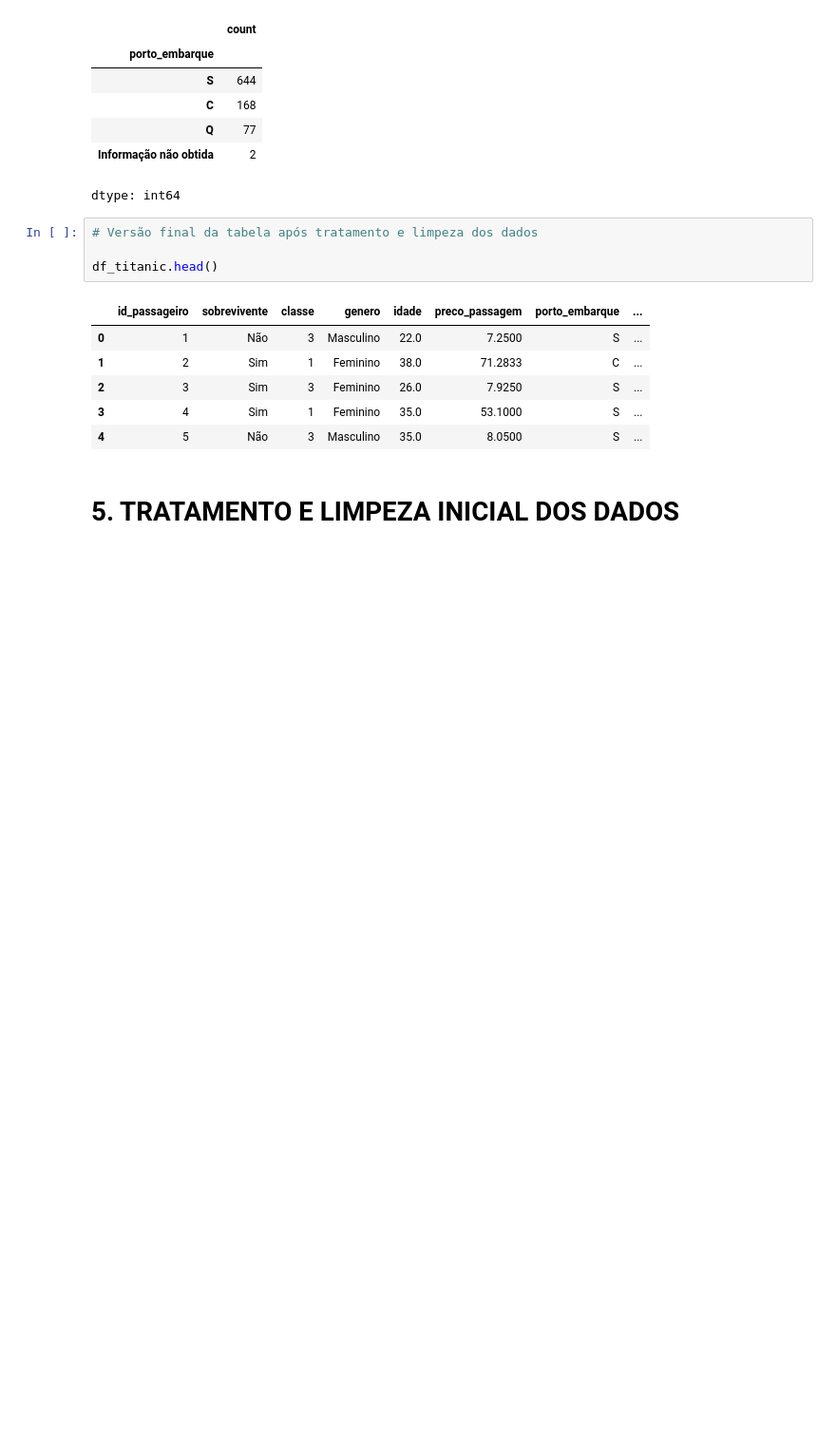
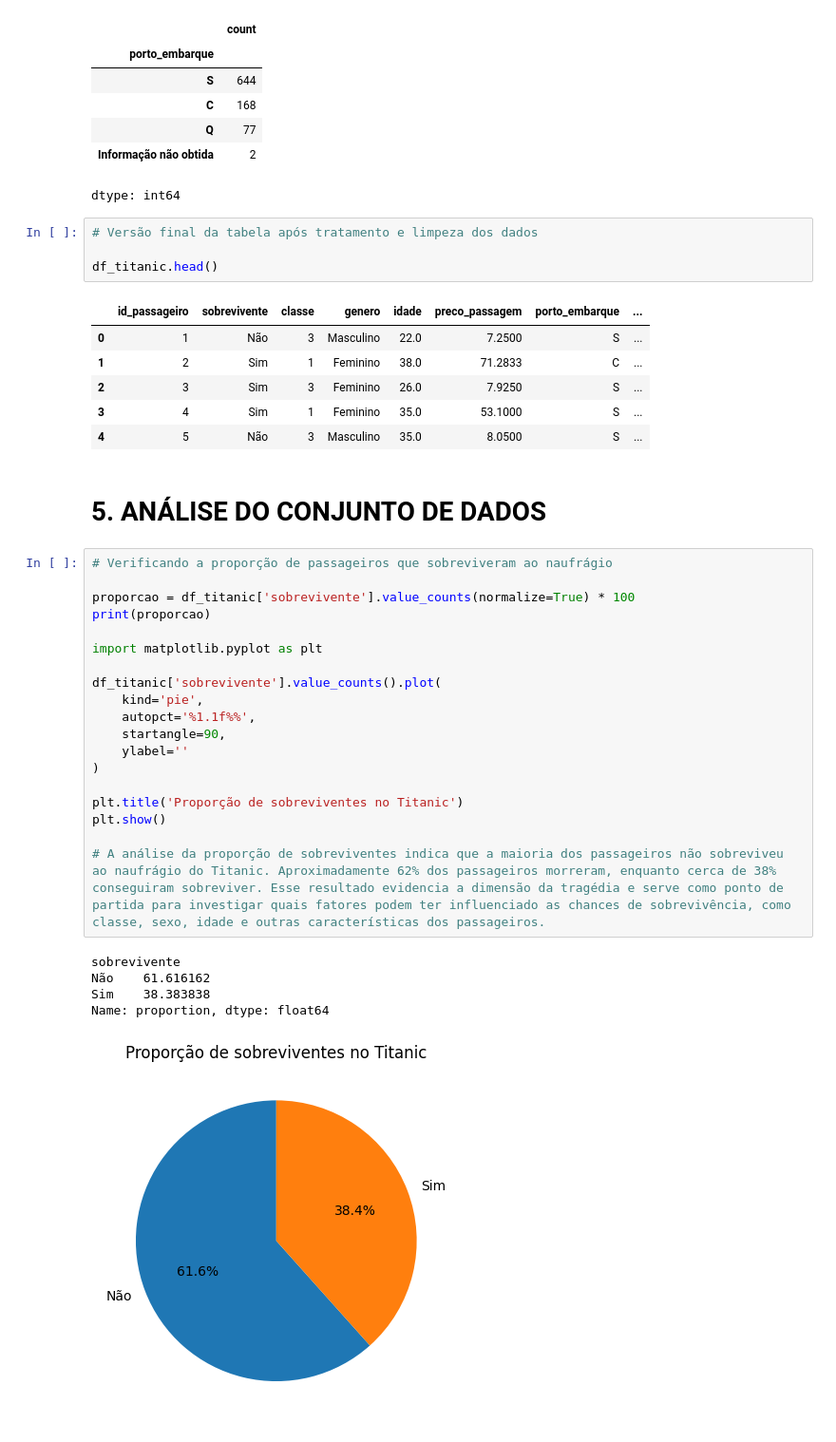
Before and after one commit to tainabh/analise_titanic, a Jupyter notebook: analise_titanic.ipynb, the cells around one changed output. Shown at 95% size. Drawn from its saved outputs; the diff is of its cells as text; blank space fills up the shorter version.

Commit message:
Início da análise exploratória dos dados (sobrevivência, classe e sexo).

```diff
--- a/analise_titanic.ipynb
+++ b/analise_titanic.ipynb
@@ -212,5 +212,30 @@ df_titanic.head()
 | 2 | 3 | Sim | 3 | Feminino | 26.0 | 7.9250 | S | ... |
 | 3 | 4 | Sim | 1 | Feminino | 35.0 | 53.1000 | S | ... |
 | 4 | 5 | Não | 3 | Masculino | 35.0 | 8.0500 | S | ... |
-# %% [markdown]
-# 5. TRATAMENTO E LIMPEZA INICIAL DOS DADOS
+# %% [markdown]
+# 5. ANÁLISE DO CONJUNTO DE DADOS
+# %%
+# Verificando a proporção de passageiros que sobreviveram ao naufrágio
+
+proporcao = df_titanic['sobrevivente'].value_counts(normalize=True) * 100
+print(proporcao)
+
+import matplotlib.pyplot as plt
+
+df_titanic['sobrevivente'].value_counts().plot(
+    kind='pie',
+    autopct='%1.1f%%',
+    startangle=90,
+    ylabel=''
+)
+
+plt.title('Proporção de sobreviventes no Titanic')
+plt.show()
+
+# A análise da proporção de sobreviventes indica que a maioria dos passageiros não sobreviveu ao naufrágio do Titanic. Aproximadamente 62% dos passageiros morreram, enquanto cerca de 38% conseguiram sobreviver. Esse resultado evidencia a dimensão da tragédia e serve como ponto de partida para investigar quais fatores podem ter influenciado as chances de sobrevivência, como classe, sexo, idade e outras características dos passageiros.
+# %% [output]
+sobrevivente
+Não    61.616162
+Sim    38.383838
+Name: proportion, dtype: float64
+[figure, added]
```
Also changed, not shown: parts of 4 cells of this notebook.
